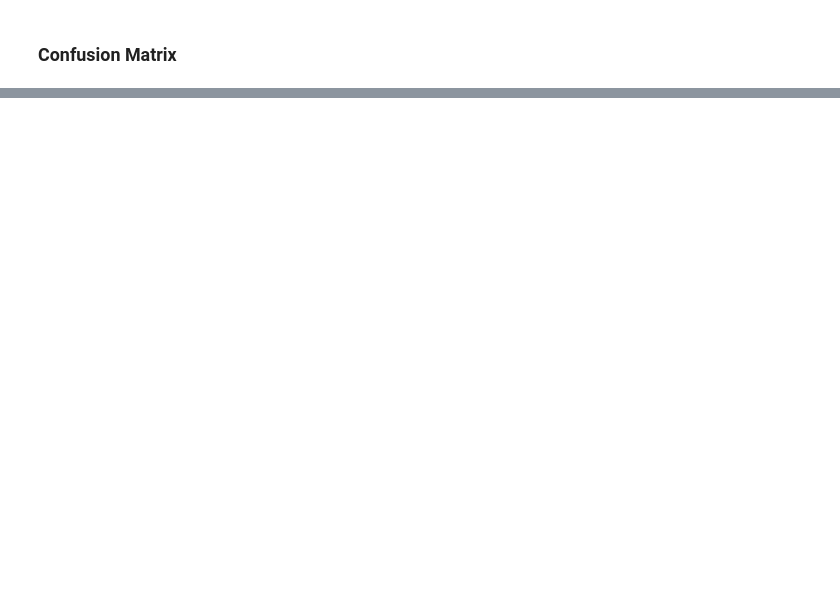
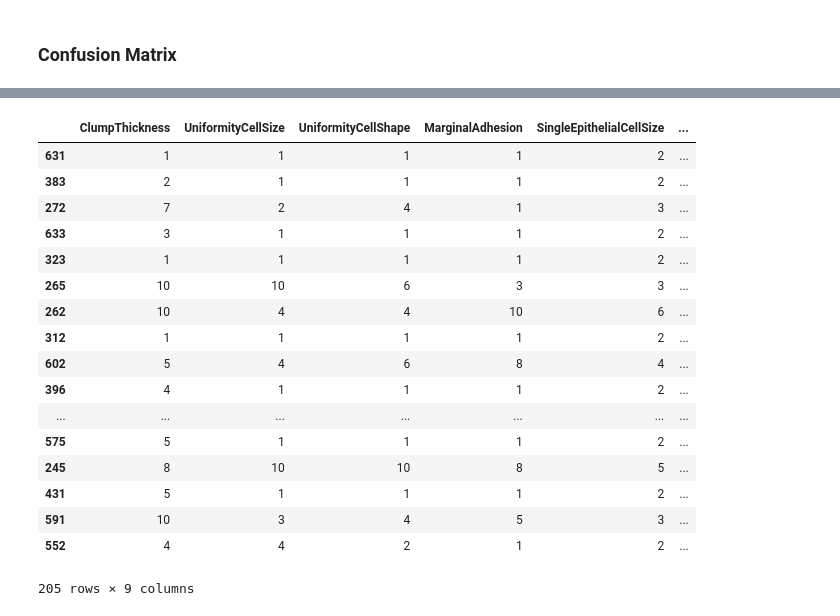
Before and after one commit to juanpflores/Computer-Vision, a Jupyter notebook: EjemploRandomForest.ipynb, the cells around one changed output, grey strips where cells are left out. Drawn from its saved outputs; the diff is of its cells as text; code cells hidden in the pictures; blank space fills up the shorter version.

```diff
--- a/EjemploRandomForest.ipynb
+++ b/EjemploRandomForest.ipynb
@@ -200,0 +201,21 @@ plt.show()
+# %%
+test_x
+# %% [output]
+|  | ClumpThickness | UniformityCellSize | UniformityCellShape | MarginalAdhesion | SingleEpithelialCellSize | ... |
+| 631 | 1 | 1 | 1 | 1 | 2 | ... |
+| 383 | 2 | 1 | 1 | 1 | 2 | ... |
+| 272 | 7 | 2 | 4 | 1 | 3 | ... |
+| 633 | 3 | 1 | 1 | 1 | 2 | ... |
+| 323 | 1 | 1 | 1 | 1 | 2 | ... |
+| 265 | 10 | 10 | 6 | 3 | 3 | ... |
+| 262 | 10 | 4 | 4 | 10 | 6 | ... |
+| 312 | 1 | 1 | 1 | 1 | 2 | ... |
+| 602 | 5 | 4 | 6 | 8 | 4 | ... |
+| 396 | 4 | 1 | 1 | 1 | 2 | ... |
+| ... | ... | ... | ... | ... | ... | ... |
+| 575 | 5 | 1 | 1 | 1 | 2 | ... |
+| 245 | 8 | 10 | 10 | 8 | 5 | ... |
+| 431 | 5 | 1 | 1 | 1 | 2 | ... |
+| 591 | 10 | 3 | 4 | 5 | 3 | ... |
+| 552 | 4 | 4 | 2 | 1 | 2 | ... |
+205 rows × 9 columns
```
Also changed, not shown: parts of 4 cells of this notebook, 1 other file.
